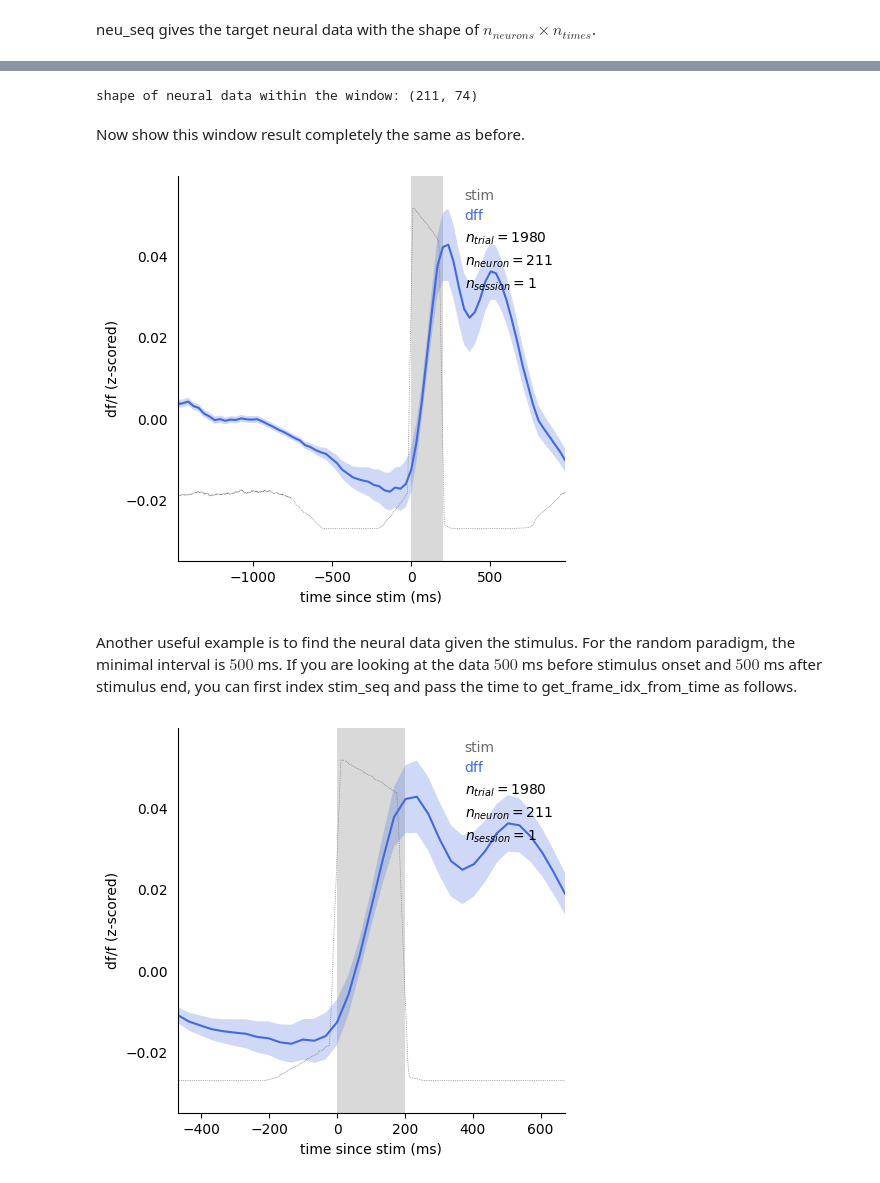
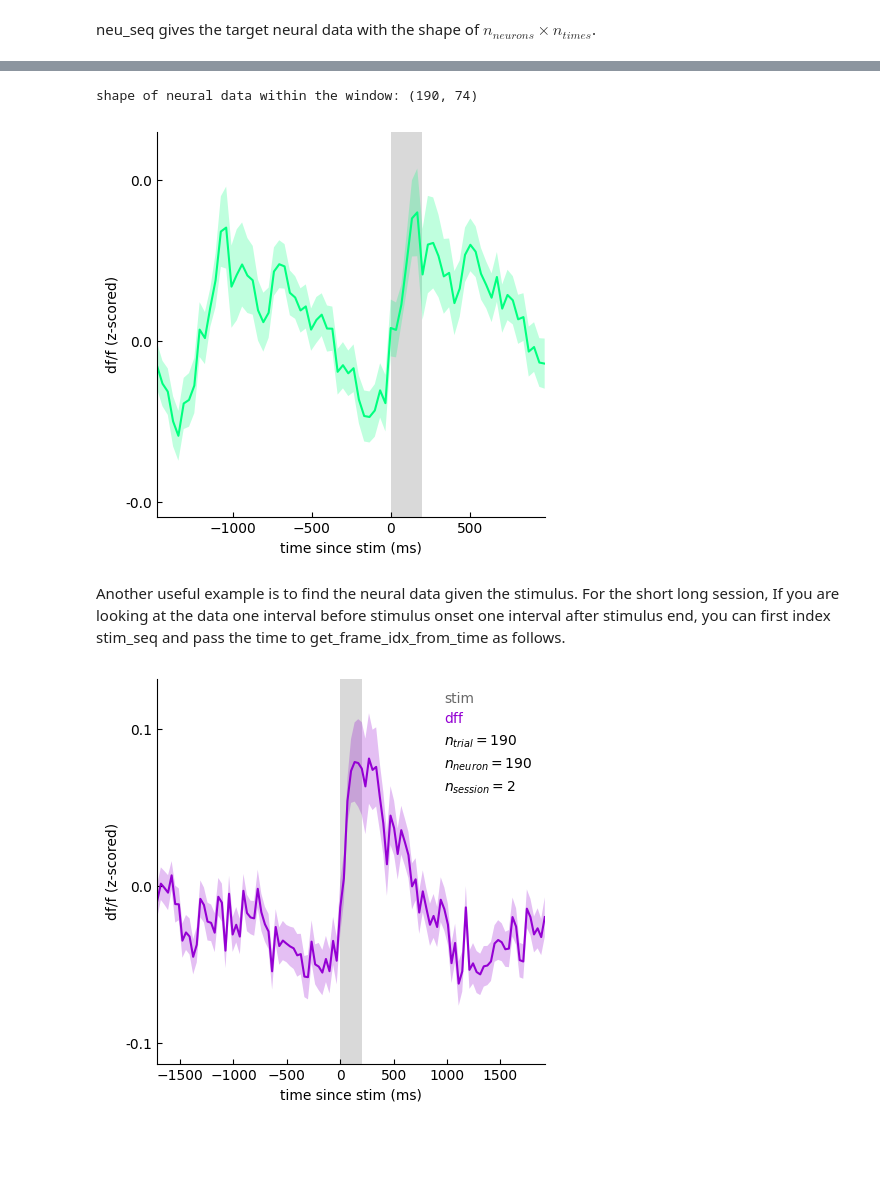
Before and after one commit to najafi-laboratory/2p_imaging, a Jupyter notebook: passive_interval_oddball_202412/notebooks/quick_start.ipynb, the cells around one changed output, grey strips where cells are left out. Drawn from its saved outputs; the diff is of its cells as text; code cells hidden in the pictures; blank space fills up the shorter version.

```diff
--- a/passive_interval_oddball_202412/notebooks/quick_start.ipynb
+++ b/passive_interval_oddball_202412/notebooks/quick_start.ipynb
@@ -277,9 +1903,12 @@ Now show the trial for excitatory neurons during random isi and random image. Be
 # %%
-cate = [-1]
-[color0, color1, color2, cmap], [neu_seq, _, stim_seq, stim_value], [neu_labels, neu_sig], [n_trials, n_neurons] = get_neu_trial(
+[_, [neu_seq_0, _, stim_seq_0, _], _, _] = get_neu_trial(
     alignment, list_labels, list_significance, list_stim_labels,
-    trial_param=[[2,3,4,5], None, None, None, [1], [0]],
+    trial_param=[[2,3,4,5], [0], None, None, [0], [0]],
     cate=cate, roi_id=None)
+[_, [neu_seq_1, _, stim_seq_1, _], _, _] = get_neu_trial(
+    alignment, list_labels, list_significance, list_stim_labels,
+    trial_param=[[2,3,4,5], [1], None, None, [0], [0]],
+    cate=cate, roi_id=None)
 # %% [markdown]
 neu_seq gives the target neural data with the shape of $n_{neurons} \times n_{times}$.
 # %%
@@ -307,30 +1919,0 @@ def plot_vol(ax, st, sv, c, u, l):
-# %%
-cate = [-1]
-roi_id = None
-label_names = {'-1':'Exc', '1':'Inh_VIP', '2':'Inh_SST'}
-
-fig, ax = plt.subplots(1, 1, figsize=(5, 5))
-
-# collect data.
-[color0, _, color2, _], [neu_seq, _, stim_seq, stim_value], _, [n_trials, n_neurons] = get_neu_trial(
-    alignment, list_labels, list_significance, list_stim_labels,
-    trial_param=[[2,3,4,5], None, None, None, [1], [0]],
-    cate=cate, roi_id=roi_id)
-mean_neu, sem_neu = get_mean_sem(neu_seq)
-# compute bounds.
-upper = np.nanmax(mean_neu) + np.nanmax(sem_neu)
-lower = np.nanmin(mean_neu) - np.nanmax(sem_neu)
-# plot stimulus.
-ax.fill_between(
-    stim_seq[int(stim_seq.shape[0]/2),:],
-    lower - 0.1*(upper-lower), upper + 0.1*(upper-lower),
-    color=color0, edgecolor='none', alpha=0.25, step='mid')
-plot_vol(ax, alignment['stim_time'], stim_value.reshape(1,-1), color0, upper, lower)
-# plot neural traces.
-plot_mean_sem(ax, alignment['neu_time'], mean_neu, sem_neu, color2, None)
-# adjust layout.
-adjust_layout_neu(ax)
-ax.set_ylim([lower - 0.1*(upper-lower), upper + 0.1*(upper-lower)])
-ax.set_xlabel('time since stim (ms)')
-add_legend(ax, [color0, color2], ['stim', 'dff'], n_trials, n_neurons, n_sess, 'upper right')
-plt.show()
@@ -343,13 +1948,11 @@ Now get the same result but the data within $[-1500, 1000]$ ms, so set the cente
 # %%
 win_eval = [-1500, 1000]
 l_idx, r_idx = get_frame_idx_from_time(alignment['neu_time'], 0, win_eval[0], win_eval[1])
-neu_seq_win = neu_seq[:,l_idx:r_idx]
+neu_seq_win = neu_seq_0[:,l_idx:r_idx]
 neu_time_win = alignment['neu_time'][l_idx:r_idx]
 print('shape of neural data within the window: {}'.format(neu_seq_win.shape))
 # %% [output]
-shape of neural data within the window: (211, 74)
+shape of neural data within the window: (190, 74)
-# %% [markdown]
-Now show this window result completely the same as before.
 # %%
 fig, ax = plt.subplots(1, 1, figsize=(5, 5))
 
@@ -362,51 +1965,48 @@ ax.fill_between(
     stim_seq[int(stim_seq.shape[0]/2),:],
     lower - 0.1*(upper-lower), upper + 0.1*(upper-lower),
     color=color0, edgecolor='none', alpha=0.25, step='mid')
-plot_vol(ax, alignment['stim_time'], stim_value.reshape(1,-1), color0, upper, lower)
 # plot neural traces.
 plot_mean_sem(ax, neu_time_win, mean_neu, sem_neu, color2, None)
 # adjust layout.
 adjust_layout_neu(ax)
 ax.set_ylim([lower - 0.1*(upper-lower), upper + 0.1*(upper-lower)])
 ax.set_xlabel('time since stim (ms)')
-add_legend(ax, [color0, color2], ['stim', 'dff'], n_trials, n_neurons, n_sess, 'upper right')
 plt.show()
 # %% [output]
-[figure, old version]
+[figure, new version]
 # %% [markdown]
-Another useful example is to find the neural data given the stimulus. For the random paradigm, the minimal interval is $500$ ms. If you are looking at the data $500$ ms before stimulus onset and $500$ ms after stimulus end, you can first index stim_seq and pass the time to get_frame_idx_from_time as follows.
+Another useful example is to find the neural data given the stimulus. For the short long session, If you are looking at the data one interval before stimulus onset one interval after stimulus end, you can first index stim_seq and pass the time to get_frame_idx_from_time as follows.
 # %%
 fig, ax = plt.subplots(1, 1, figsize=(5, 5))
 
 # collect data.
 [color0, _, color2, _], [neu_seq, _, stim_seq, stim_value], _, [n_trials, n_neurons] = get_neu_trial(
     alignment, list_labels, list_significance, list_stim_labels,
     trial_param=[[2,3,4,5], None, None, None, [1], [0]],
-    cate=cate, roi_id=roi_id)
+    cate=cate, roi_id=None)
 
 # find data points within the required range.
 c_idx = int(stim_seq.shape[0]/2)
-l_idx, r_idx = get_frame_idx_from_time(alignment['neu_time'], 0, stim_seq[c_idx,0]-500, stim_seq[c_idx,1]+500)
+l_idx, r_idx = get_frame_idx_from_time(alignment['neu_time'], 0, stim_seq[c_idx-1,0], stim_seq[c_idx+1,1])
 neu_seq_win = neu_seq[:,l_idx:r_idx]
 neu_time_win = alignment['neu_time'][l_idx:r_idx]
 
 mean_neu, sem_neu = get_mean_sem(neu_seq_win)
 # compute bounds.
 upper = np.nanmax(mean_neu) + np.nanmax(sem_neu)
 lower = np.nanmin(mean_neu) - np.nanmax(sem_neu)
 # plot stimulus.
 ax.fill_between(
     stim_seq[int(stim_seq.shape[0]/2),:],
     lower - 0.1*(upper-lower), upper + 0.1*(upper-lower),
     color=color0, edgecolor='none', alpha=0.25, step='mid')
-plot_vol(ax, alignment['stim_time'], stim_value.reshape(1,-1), color0, upper, lower)
 # plot neural traces.
 plot_mean_sem(ax, neu_time_win, mean_neu, sem_neu, color2, None)
 # adjust layout.
 adjust_layout_neu(ax)
 ax.set_ylim([lower - 0.1*(upper-lower), upper + 0.1*(upper-lower)])
 ax.set_xlabel('time since stim (ms)')
 add_legend(ax, [color0, color2], ['stim', 'dff'], n_trials, n_neurons, n_sess, 'upper right')
 plt.show()
 # %% [output]
-[figure, old version]
+[figure, new version]
```
Also changed, not shown: parts of 33 cells of this notebook, 15 other files.
